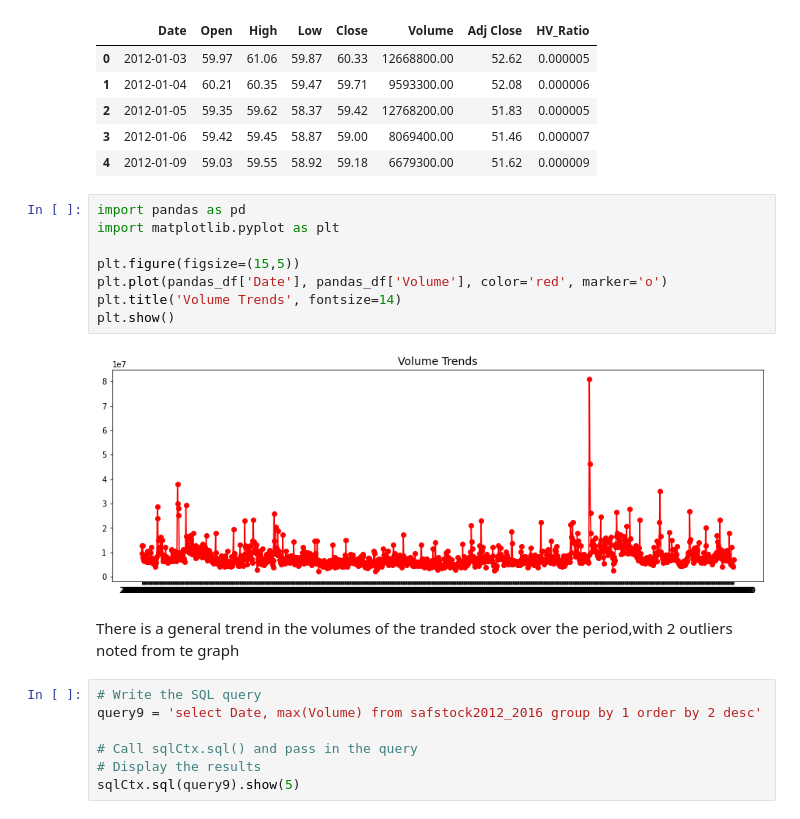
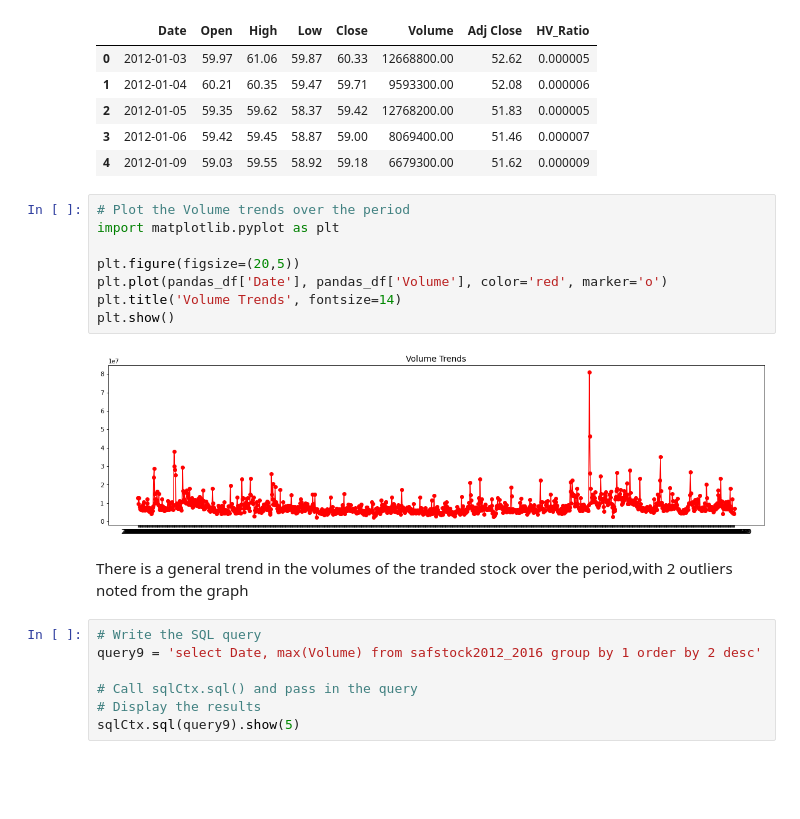
Before and after one commit to Jesyldah/Projects, a Jupyter notebook: Project_Apache_Spark_DataFrames_Jesyldah.ipynb, the cells around one changed output. Saved outputs shown, nothing was run; the diff lists cells and outputs as text; blank space fills up the shorter version.

```diff
--- a/Project_Apache_Spark_DataFrames_Jesyldah.ipynb
+++ b/Project_Apache_Spark_DataFrames_Jesyldah.ipynb
@@ -397,17 +397,17 @@ pandas_df.head(5)
 | 3 | 2012-01-06 | 59.42 | 59.45 | 58.87 | 59.00 | 8069400.00 | 51.46 | 0.000007 |
 | 4 | 2012-01-09 | 59.03 | 59.55 | 58.92 | 59.18 | 6679300.00 | 51.62 | 0.000009 |
 # %%
-import pandas as pd
+# Plot the Volume trends over the period
 import matplotlib.pyplot as plt
 
-plt.figure(figsize=(15,5))
+plt.figure(figsize=(20,5))
 plt.plot(pandas_df['Date'], pandas_df['Volume'], color='red', marker='o')
 plt.title('Volume Trends', fontsize=14)
 plt.show()
 # %% [output]
-[figure, old version]
+[figure, new version]
 # %% [markdown]
-There is a general trend in the volumes  of the tranded stock over the period,with 2 outliers noted from te graph
+There is a general trend in the volumes  of the tranded stock over the period,with 2 outliers noted from the graph
 # %%
 # Write the SQL query
 query9 = 'select Date, max(Volume) from safstock2012_2016 group by 1 order by 2 desc'
```
Also changed, not shown: parts of 4 cells of this notebook.
